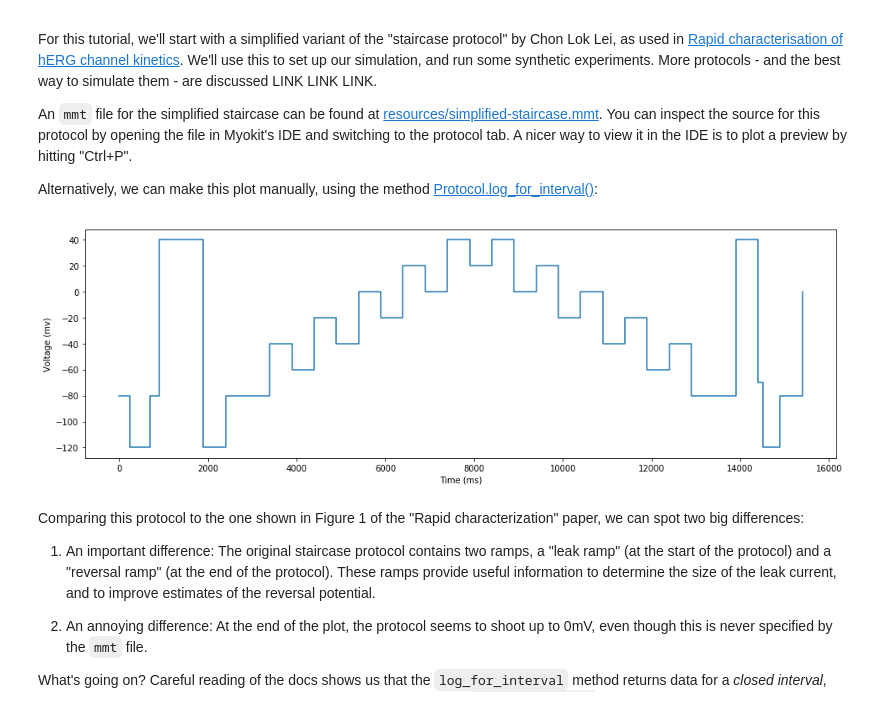
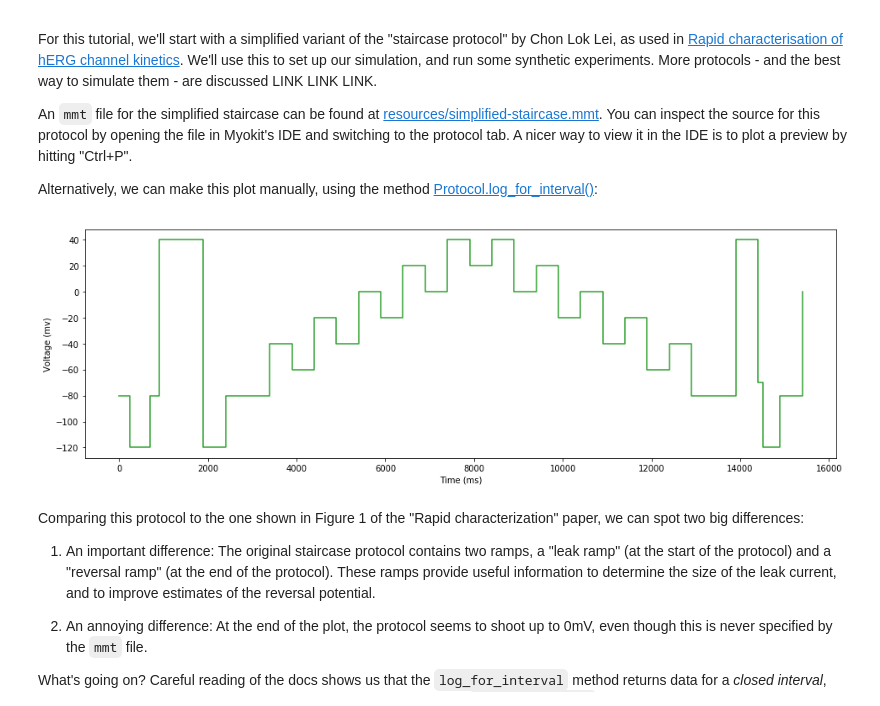
Before and after one commit to CardiacModelling/fitting-notebooks, a Jupyter notebook: ion-currents-tutorial/introduction.ipynb, the cells around one changed output. Cells and saved outputs as stored; diff of their text form; code cells hidden in the pictures.

```diff
--- a/ion-currents-tutorial/introduction.ipynb
+++ b/ion-currents-tutorial/introduction.ipynb
@@ -183,23 +194,23 @@ Alternatively, we can make this plot manually, using the method [Protocol.log_fo
 # %%
 import matplotlib.pyplot as plt
 import myokit
 
 # Load the protocol
 protocol = myokit.load_protocol('resources/simplified-staircase.mmt')
 
 # Get the duration of the protocol
 t = protocol.characteristic_time()
 
 # Get a simulation log with data points representing the protocol
 log = protocol.log_for_interval(0, t, for_drawing=True)
 
 plt.figure(figsize=(16, 5))
 plt.xlabel('Time (ms)')
 plt.ylabel('Voltage (mv)')
-plt.plot(log['time'], log['pace'])
+plt.plot(log['time'], log['pace'], color='tab:green')
 plt.show()
 # %% [output]
-[figure, old version]
+[figure, new version]
 # %% [markdown]
 Comparing this protocol to the one shown in Figure 1 of the "Rapid characterization" paper, we can spot two big differences:
 
```
Also changed, not shown: parts of 1 cell of this notebook, 4 other files.
